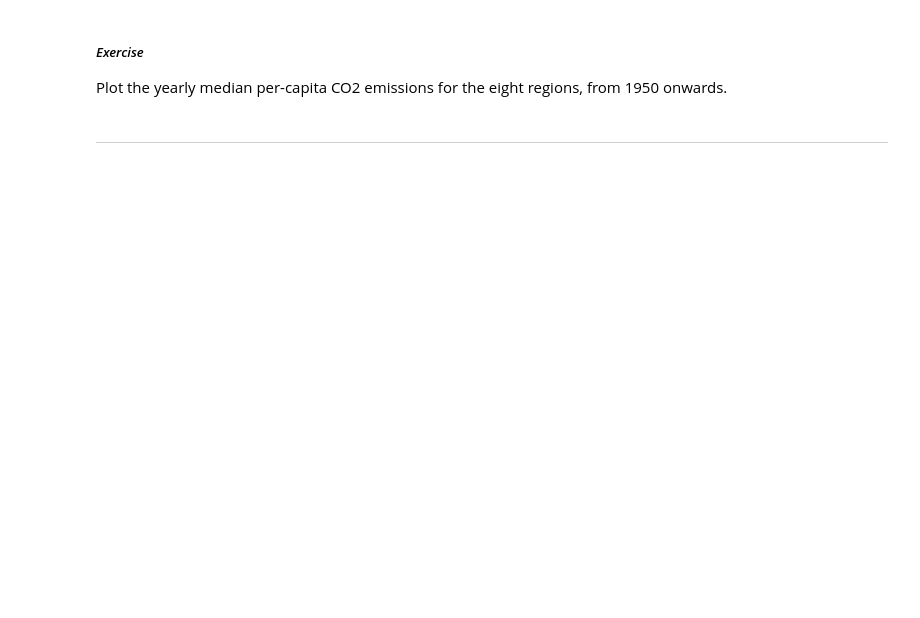
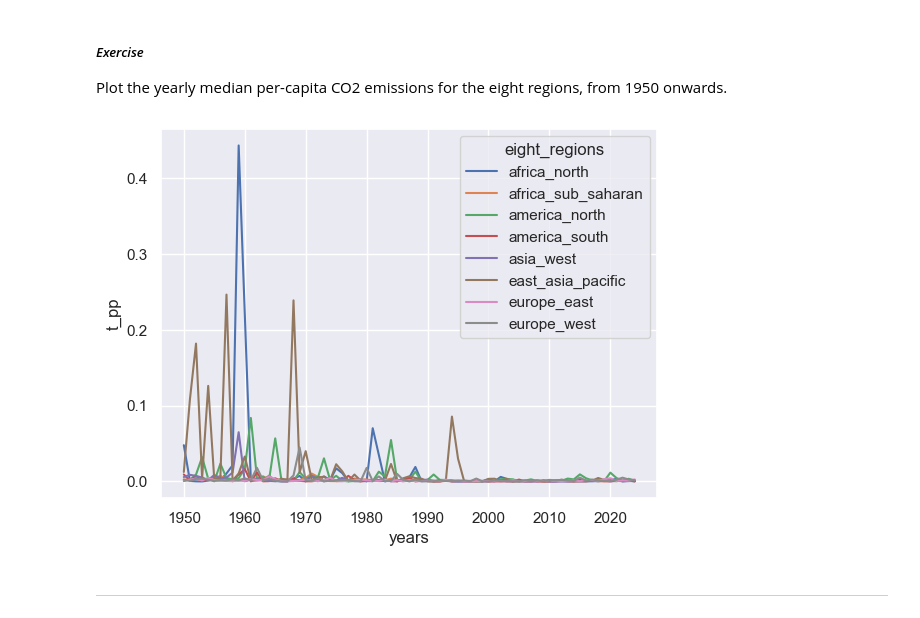
Before and after one commit to natic23/RCDS-data-processing-with-python, a Jupyter notebook: 5_Manipulating_Data.ipynb, the cells around one changed output. Saved outputs shown, nothing was run; the diff lists cells and outputs as text; code cells hidden in the pictures; blank space fills up the shorter version.

```diff
--- a/5_Manipulating_Data.ipynb
+++ b/5_Manipulating_Data.ipynb
@@ -224,5 +270,20 @@ Plot the total global CO2 emissions for each year.
 ##### *Exercise*
 
 Plot the yearly median per-capita CO2 emissions for the eight regions, from 1950 onwards.
+# %%
+co2_pp = co2_pp.drop(['level_0','index'],axis=1)
+# %%
+kt1950= co2_pp.query('1950 <= years <= 2024')
+grouped= kt1950[['years','eight_regions','t_pp']].groupby(['years','eight_regions'])
+
+#get median of all those countries in each 8 regions
+ktmedian1950= grouped.median()
+ktmedian1950= ktmedian1950.reset_index()
+ktmedian1950.head()
+#t_pp is the yearly per capita emission
+plot2=sns.lineplot(ktmedian1950,x='years', y='t_pp', hue='eight_regions')
+plt.show()
+# %% [output]
+[figure, added]
 # %% [markdown]
 ***
```
Also changed, not shown: parts of 5 cells of this notebook, 1 other file.
